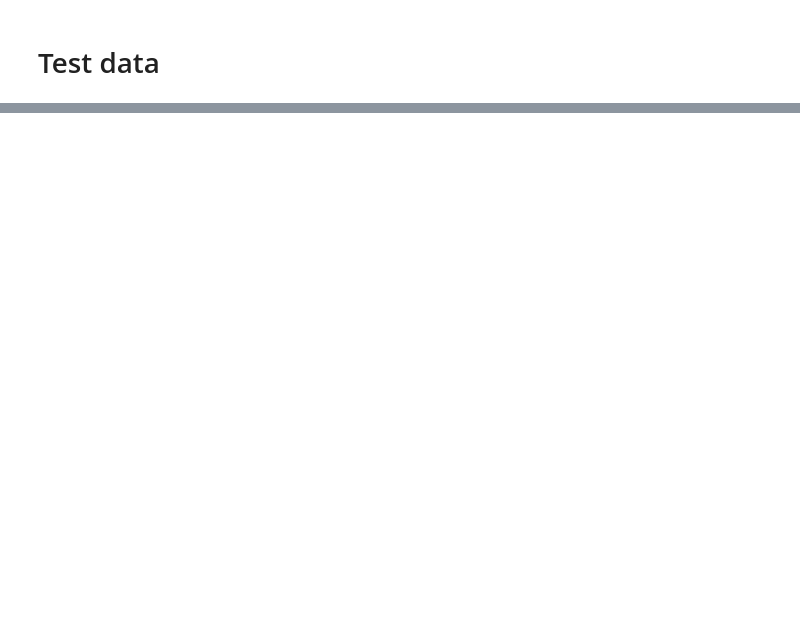
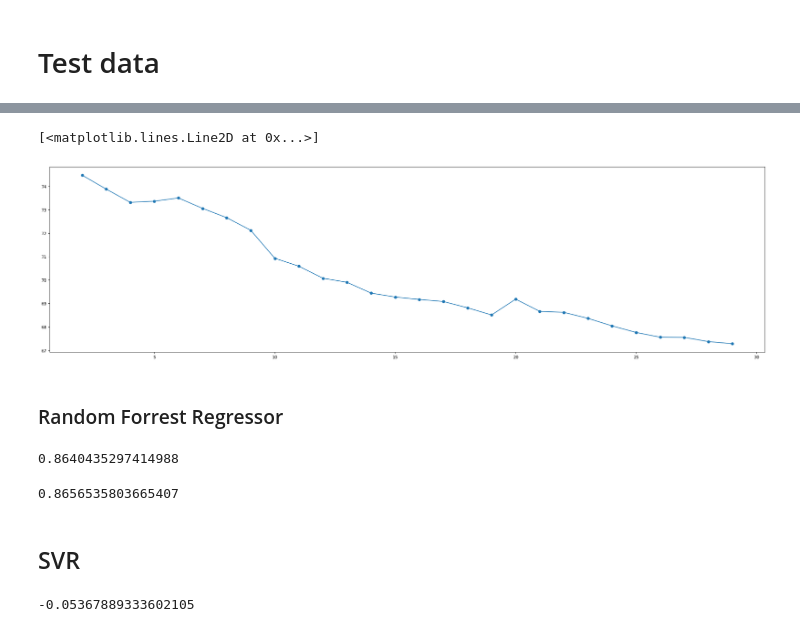
Before and after one commit to aliardouz0/IML-P08, a Jupyter notebook: kaggle_competition_sale_price_regression.ipynb, the cells around one changed output, grey strips where cells are left out. Saved outputs shown, nothing was run; the diff lists cells and outputs as text; code cells hidden in the pictures; blank space fills up the shorter version.

```diff
--- a/kaggle_competition_sale_price_regression.ipynb
+++ b/kaggle_competition_sale_price_regression.ipynb
@@ -721,0 +1044,33 @@ regressor.score(x_test_scaled, y_test.values.ravel())
+# %%
+errors = []
+for k in range(2, 30):
+    knn = neighbors.KNeighborsRegressor(n_neighbors=k)
+    errors.append(100*((knn.fit(
+        x_train_scaled, y_train).score(x_test_scaled, y_test))))
+figure(figsize=(30, 8), dpi=80)
+plt.pyplot.plot(range(2, 30), errors, 'o-')
+# %% [output]
+[<matplotlib.lines.Line2D at 0x...>]
+[figure, added]
+# %% [markdown]
+### Random Forrest Regressor
+# %%
+rdm = RandomForestRegressor(n_estimators=10000)
+rdm.fit(x_train_scaled, y_train)
+rdm.score(x_test_scaled, y_test)
+# %% [output]
+0.8640435297414988
+# %%
+rdm = RandomForestRegressor(n_estimators=10000)
+rdm.fit(x_train, y_train)
+rdm.score(x_test, y_test)
+# %% [output]
+0.8656535803665407
+# %% [markdown]
+## SVR
+# %%
+regr_SVR = SVR(C=1.0, epsilon=0.2)
+regr_SVR.fit(x_train_scaled, y_train)
+regr_SVR.score(x_test_scaled, y_test)
+# %% [output]
+-0.05367889333602105
```
Also changed, not shown: parts of 87 cells of this notebook.
